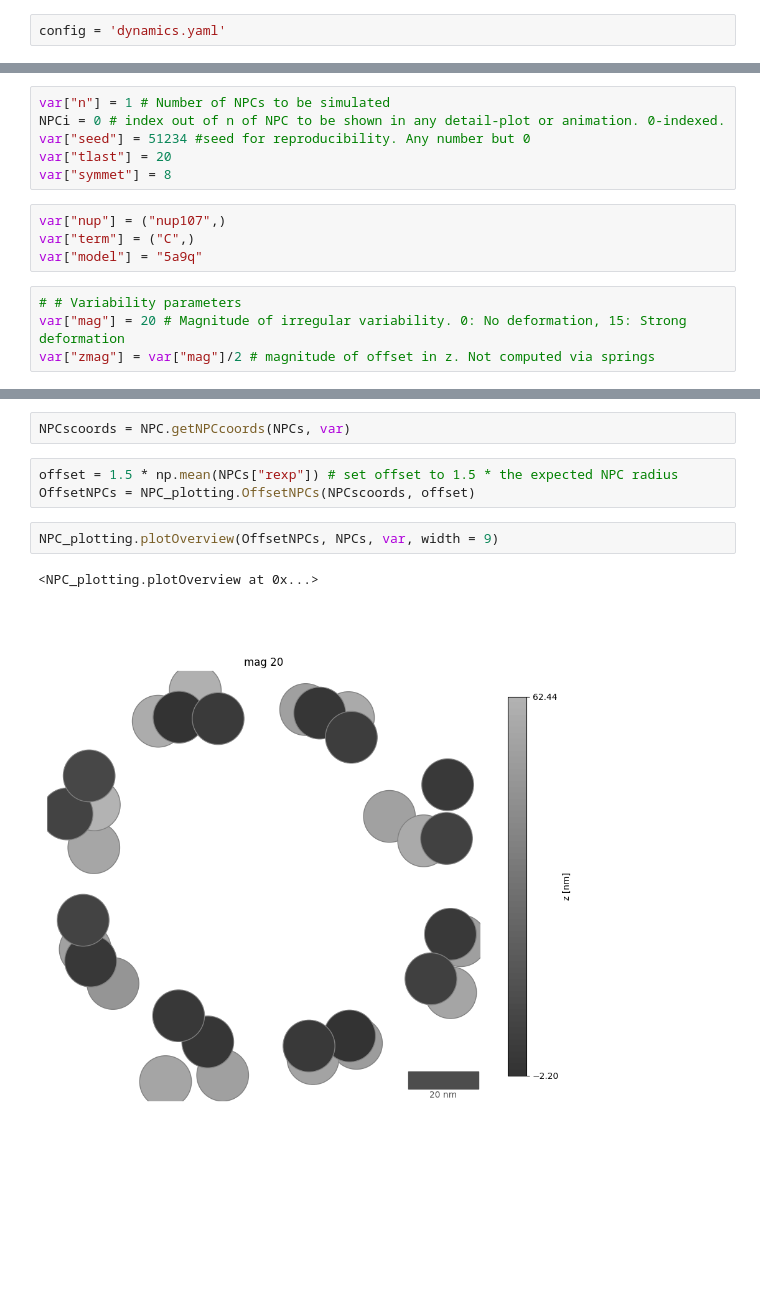
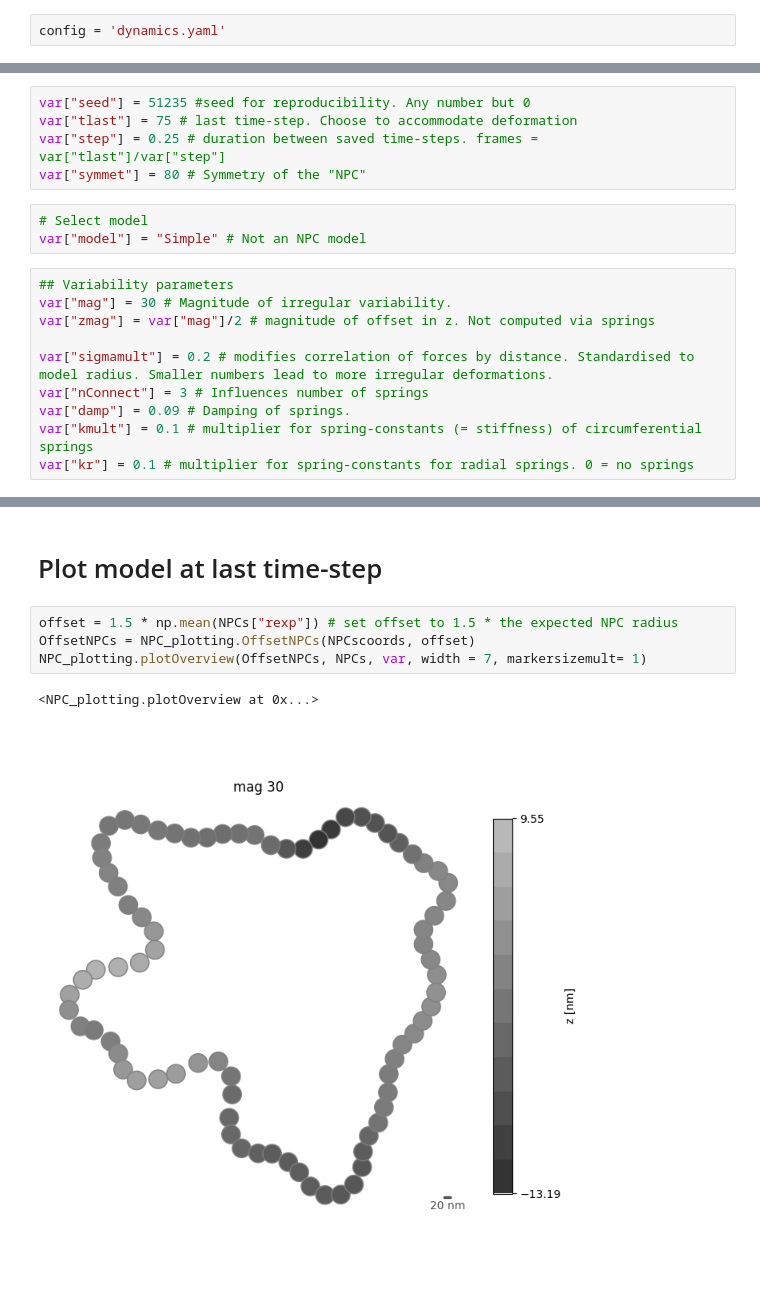
Before and after one commit to uhlmanngroup/cir4mics, a Jupyter notebook: NPCpy/Dynamics.ipynb, the cells around one changed output, grey strips where cells are left out. Drawn from its saved outputs; the diff is of its cells as text; blank space fills up the shorter version.

```diff
--- a/NPCpy/Dynamics.ipynb
+++ b/NPCpy/Dynamics.ipynb
@@ -36,16 +41,20 @@ print(json.dumps(var, indent = 4)) # Print var in an easily readable format
 # %%
-var["n"] = 1 # Number of NPCs to be simulated
-NPCi = 0 # index out of n of NPC to be shown in any detail-plot or animation. 0-indexed.
-var["seed"] = 51234 #seed for reproducibility. Any number but 0
-var["tlast"] = 20
-var["symmet"] = 8
+var["seed"] = 51235 #seed for reproducibility. Any number but 0
+var["tlast"] = 75 # last time-step. Choose to accommodate deformation
+var["step"] = 0.25 # duration between saved time-steps. frames = var["tlast"]/var["step"]
+var["symmet"] = 80 # Symmetry of the "NPC"
 # %%
-var["nup"] = ("nup107",)
-var["term"] = ("C",)
-var["model"] = "5a9q"
+# Select model
+var["model"] = "Simple" # Not an NPC model
 # %%
-# # Variability parameters
-var["mag"] = 20 # Magnitude of irregular variability. 0: No deformation, 15: Strong deformation
+## Variability parameters
+var["mag"] = 30 # Magnitude of irregular variability.
 var["zmag"] = var["mag"]/2 # magnitude of offset in z. Not computed via springs
+
+var["sigmamult"] = 0.2 # modifies correlation of forces by distance. Standardised to model radius. Smaller numbers lead to more irregular deformations.
+var["nConnect"] = 3 # Influences number of springs
+var["damp"] = 0.09 # Damping of springs.
+var["kmult"] = 0.1 # multiplier for spring-constants (= stiffness) of circumferential springs
+var["kr"] = 0.1 # multiplier for spring-constants for radial springs. 0 = no springs
 # %%
 NPCs = NPC.getNPCs(var) # Dictionary of all simulated NPCs
@@ -52,10 +62,9 @@ NPCs = NPC.getNPCs(var) # Dictionary of all simulated NPCs
-# %%
-NPCscoords = NPC.getNPCcoords(NPCs, var)
-# %%
-offset = 1.5 * np.mean(NPCs["rexp"]) # set offset to 1.5 * the expected NPC radius
-OffsetNPCs = NPC_plotting.OffsetNPCs(NPCscoords, offset)
+# %% [markdown]
+# Plot model at last time-step
 # %%
-NPC_plotting.plotOverview(OffsetNPCs, NPCs, var, width = 9)
+offset = 1.5 * np.mean(NPCs["rexp"]) # set offset to 1.5 * the expected NPC radius
+OffsetNPCs = NPC_plotting.OffsetNPCs(NPCscoords, offset)
+NPC_plotting.plotOverview(OffsetNPCs, NPCs, var, width = 7, markersizemult= 1)
 # %% [output]
 <NPC_plotting.plotOverview at 0x...>
-[figure, old version]
+[figure, new version]
```
Also changed, not shown: parts of 8 cells of this notebook.
